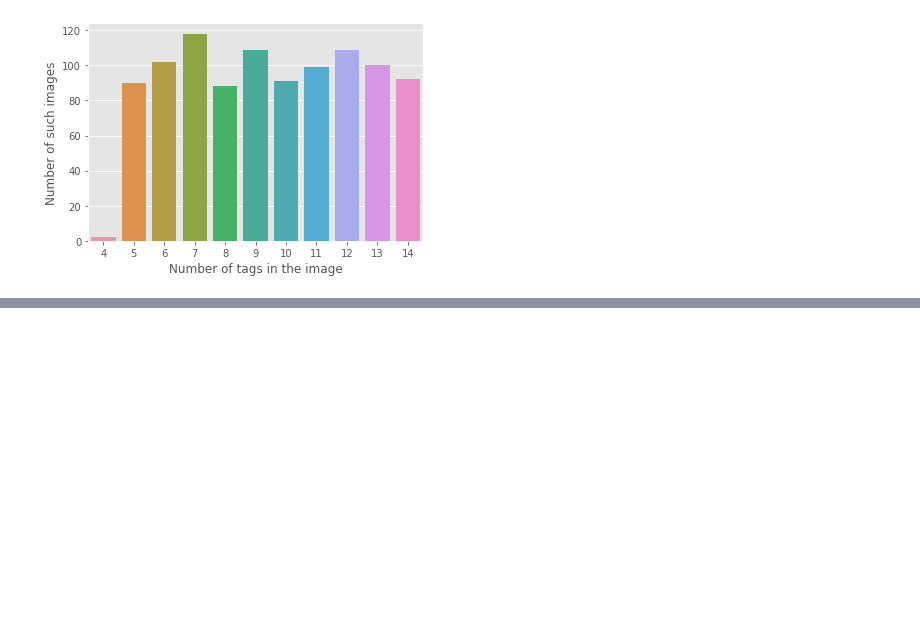
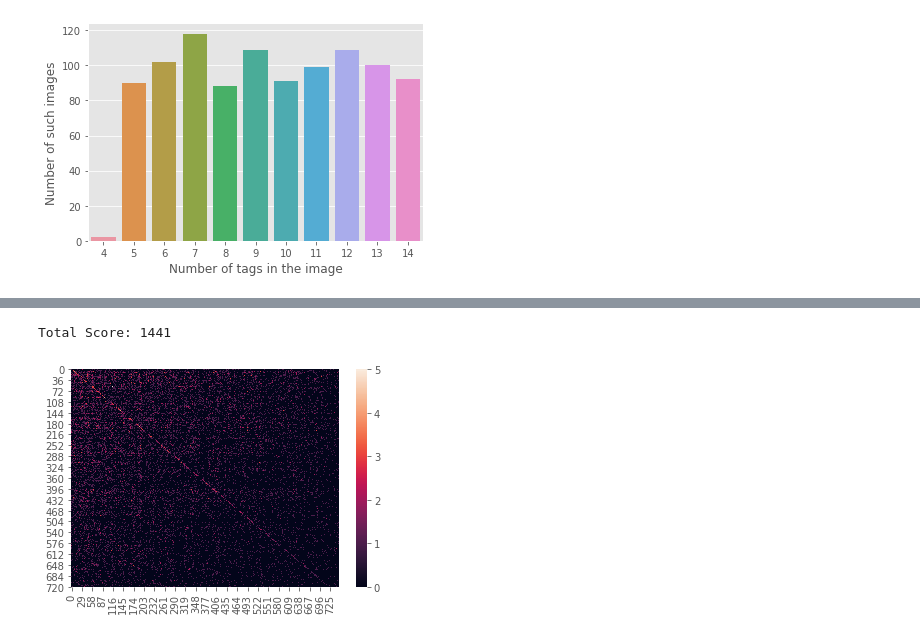
Before and after one commit to AnimeshSinha1309/hashcode-tutorial, a Jupyter notebook: eda_c.ipynb, the cells around one changed output, grey strips where cells are left out. Drawn from its saved outputs; the diff is of its cells as text; code cells hidden in the pictures; blank space fills up the shorter version.

```diff
--- a/eda_c.ipynb
+++ b/eda_c.ipynb
@@ -58,0 +69,15 @@ plt.show()
+# %%
+horizontal_images, vertical_images = greedy_graph.separate_horizontal_vertical(alignments)
+slides = greedy_graph.greedy_match_vertical(vertical_images, tags) + horizontal_images
+solution = greedy_graph.greedy_arrange_slides(slides, tags)
+print("Total Score: %s" % utils.score(file, solution))
+
+scores = np.zeros((len(solution), len(solution)), dtype=np.int32)
+for i, u in enumerate(solution):
+    for j, v in enumerate(solution):
+        scores[i, j] = utils.slide_score(tags, u, v)
+sns.heatmap(scores)
+plt.show()
+# %% [output]
+Total Score: 1441
+[figure, added]
```
Also changed, not shown: parts of 3 cells of this notebook, 3 other files.
